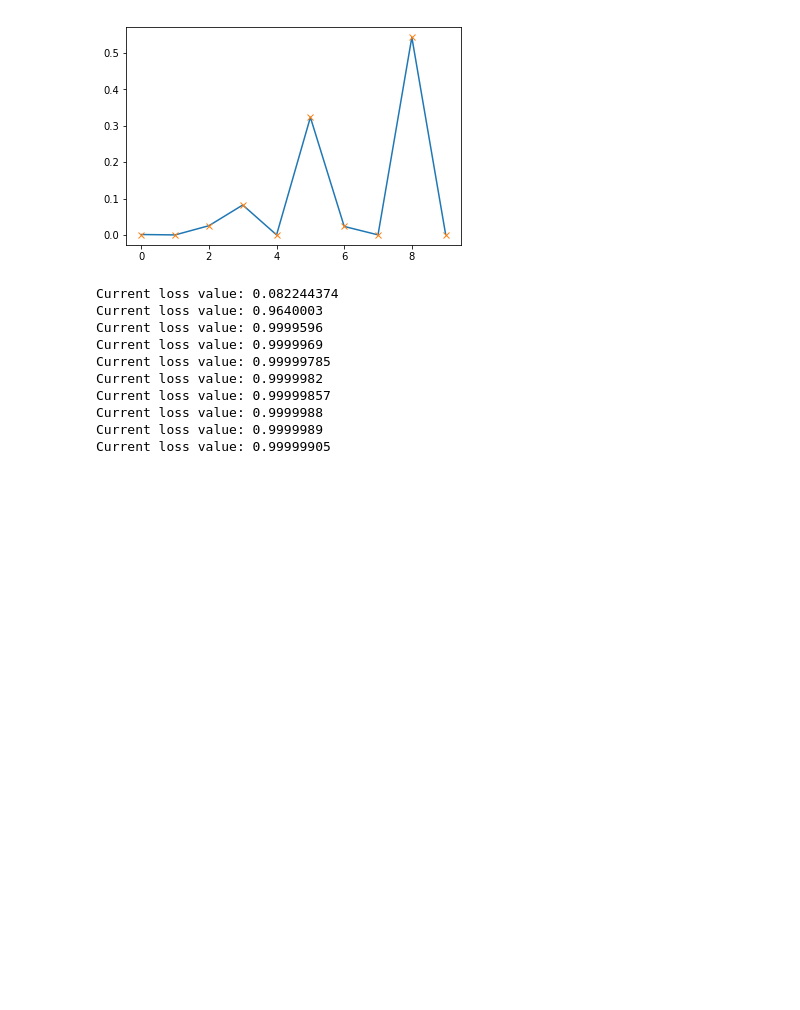
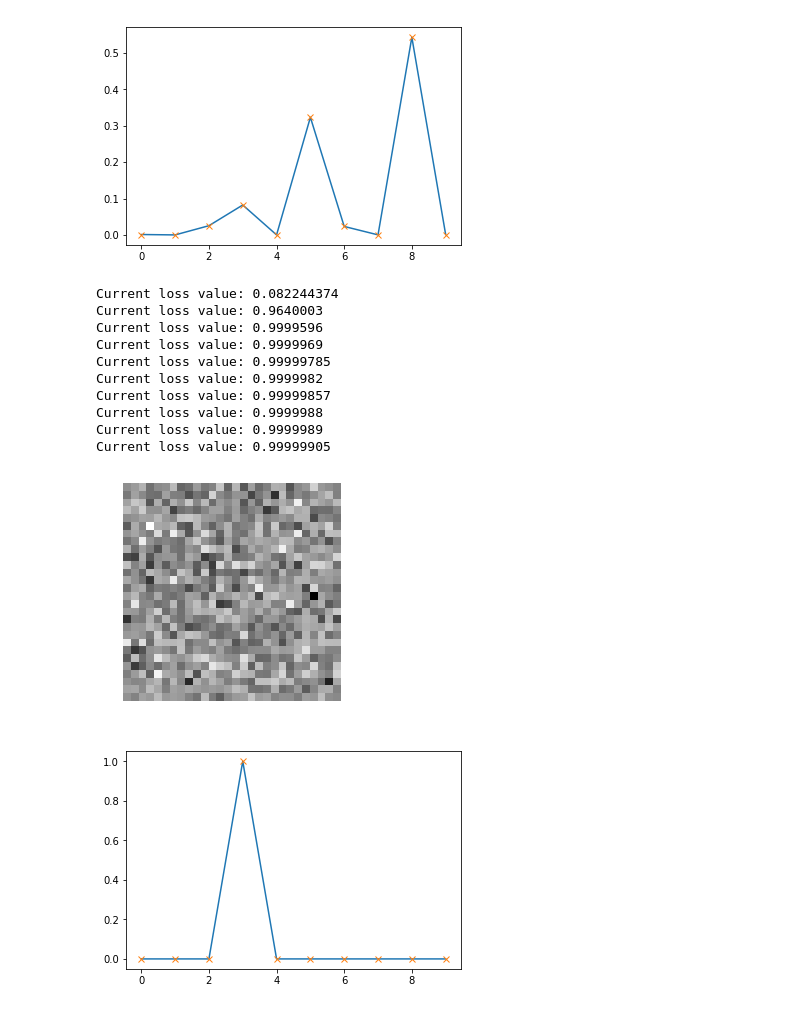
Before and after one commit to pboes/visual_illusions, a Jupyter notebook: CategoryMaximization.ipynb, the cells around one changed output. Drawn from its saved outputs; the diff is of its cells as text; code cells hidden in the pictures; blank space fills up the shorter version.

```diff
--- a/CategoryMaximization.ipynb
+++ b/CategoryMaximization.ipynb
@@ -424,18 +427,16 @@ Current loss value: 0.9999988
 Current loss value: 0.9999989
 Current loss value: 0.99999905
 # %%
-# we start from a gray image with some noise
-input_img_data = np.random.normal(size = (28,28))
-input_img_data = batched_image(input_img_data)
-pre_image = copy.copy(input_img_data)
-
 # show the image
 plt.imshow(normal_image(input_img_data),cmap="gray")
 plt.axis("off")
 plt.show()
 
 # plot the predictions of the neural net for this random image
-original_preds = cnn.predict(pre_image)
+original_preds = cnn.predict(input_img_data)
 _ = plt.plot(original_preds[0,:])
 _ = plt.plot(original_preds[0,:],'x')
 plt.show()
+# %% [output]
+[figure, added]
+[figure, added]
```
Also changed, not shown: parts of 1 cell of this notebook, 2 other files.
